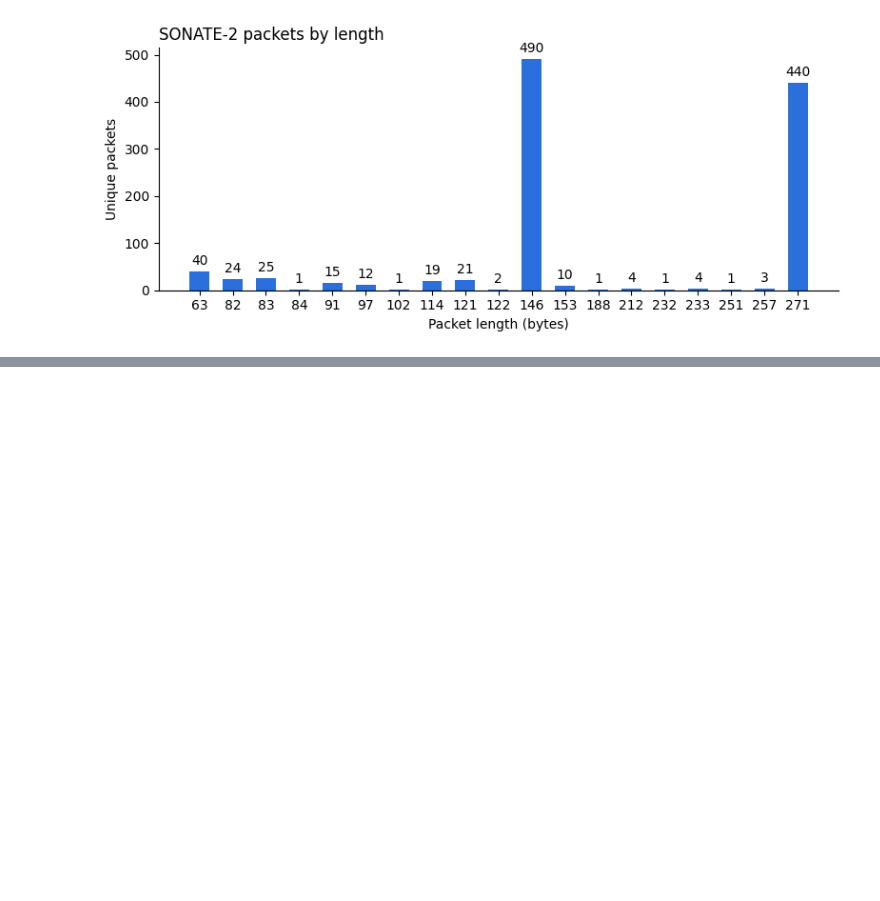
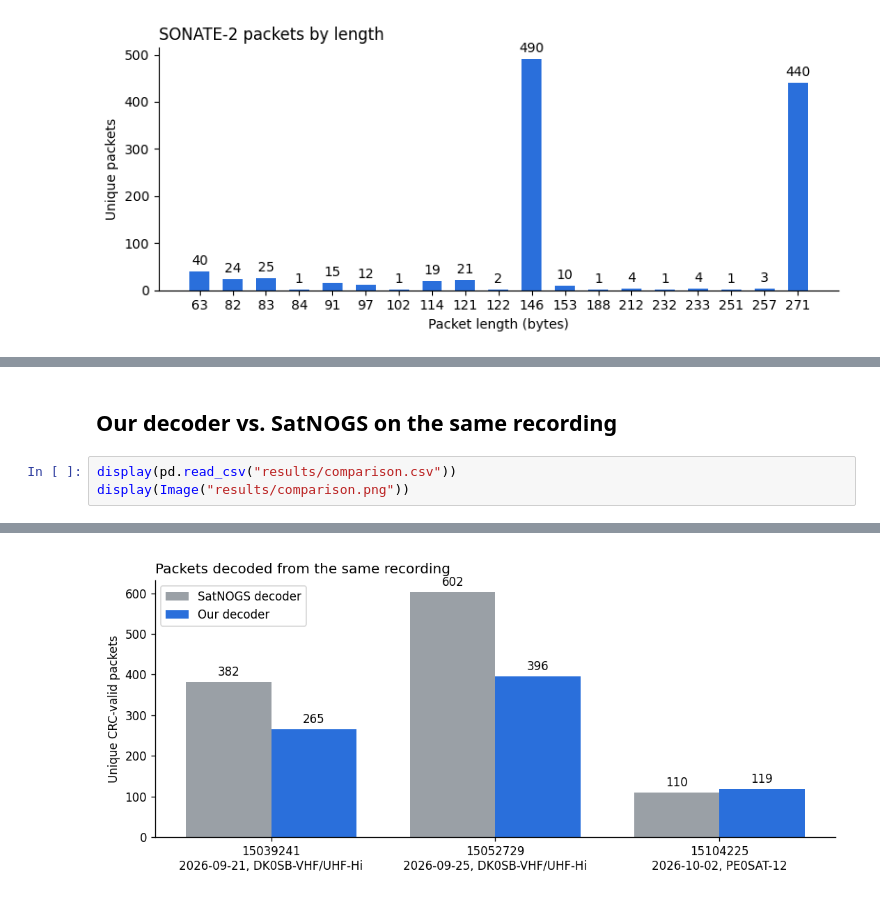
Before and after one commit to nguyen-katie/seds-hack, a Jupyter notebook: satnogs_frames.ipynb, the cells around one changed output, grey strips where cells are left out. Drawn from its saved outputs; the diff is of its cells as text; blank space fills up the shorter version.

```diff
--- a/satnogs_frames.ipynb
+++ b/satnogs_frames.ipynb
@@ -230,0 +257,6 @@ plt.tight_layout()
+# %% [markdown]
+## Our decoder vs. SatNOGS on the same recording
+# %%
+display(pd.read_csv("results/comparison.csv"))
+display(Image("results/comparison.png"))
+# %% [output]
@@ -230,0 +267 @@ plt.tight_layout()
+[figure, added]
```
Also changed, not shown: parts of 13 cells of this notebook, 6 other files.
